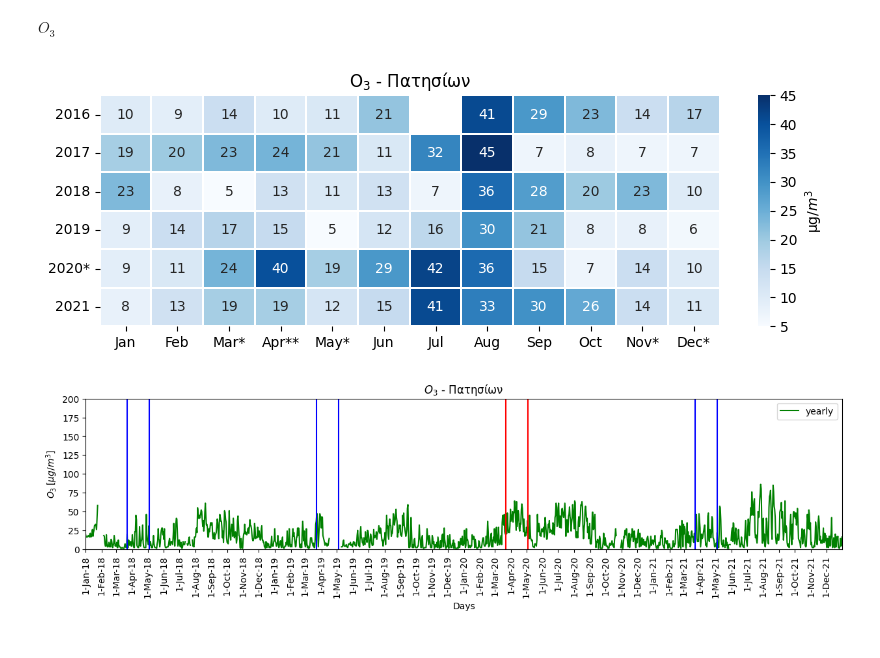
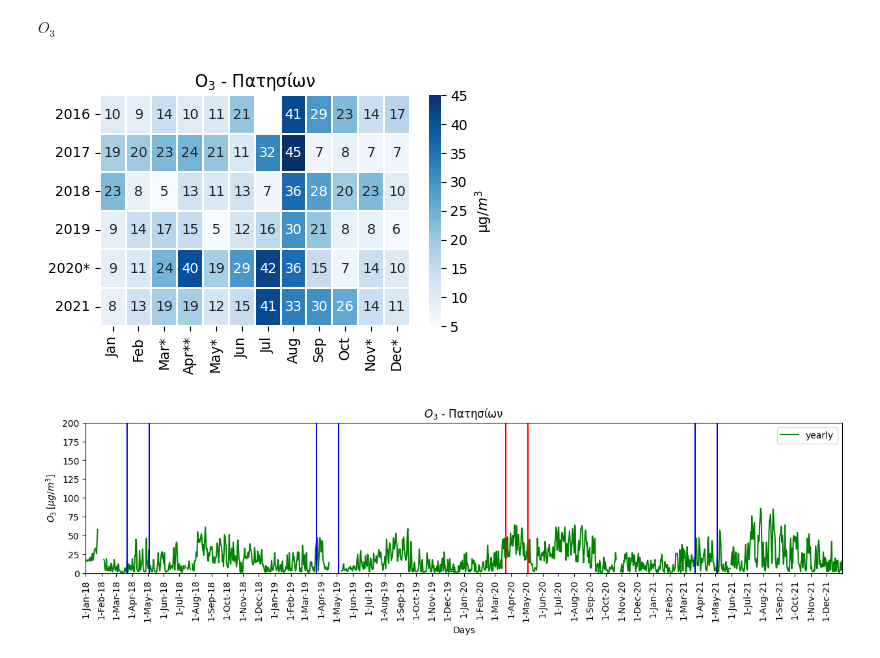
Before and after one commit to costpetrides/Air-pollution-COVID-19-impact, a Jupyter notebook: Yearly/PAT.ipynb, the cells around one changed output. Cells and saved outputs as stored; diff of their text form; code cells hidden in the pictures.

```diff
--- a/Yearly/PAT.ipynb
+++ b/Yearly/PAT.ipynb
@@ -191,33 +188,33 @@ plt.show()
 # %%
 import numpy as np
 import seaborn as sn
 import matplotlib.pyplot as plt
 import pandas as pd
 
 
 array = [[ 10,  9, 14, 10, 11, 21, None, 41, 29, 23, 14, 17],
          [ 19, 20, 23, 24, 21, 11, 32, 45, 7, 8, 7, 7],
          [ 23, 8, 5, 13, 11, 13, 7, 36, 28, 20, 23, 10],    # G: years and S: months
          [ 9, 14, 17, 15, 5, 12, 16, 30, 21, 8, 8, 6],
          [ 9, 11, 24, 40, 19, 29, 42, 36, 15, 7, 14, 10],
          [ 8, 13,  19, 19, 12, 15, 41, 33, 30, 26, 14, 11]]
 
 month=['Jan', 'Feb', 'Mar*', 'Apr**', 'May*', 'Jun', 'Jul', 'Aug', 'Sep', 'Oct', 'Nov*', 'Dec*']
 year=['2016','2017','2018','2019','2020*','2021']
 
 df_cm = pd.DataFrame(array, index = year,
                      columns = month)
 
-plt.figure(figsize = (10,3))
+plt.figure(figsize = (5,3))
 
 
 plt.title('$Ο_{3}$ - Πατησίων')
 sn.heatmap(df_cm, annot=True, linewidth=0.01, cbar_kws={'label': 'μg/$m^{3}$'}, cmap='Blues',fmt='g')
 
 plt.savefig('heatmap.png')
 plt.savefig('heatmap.pdf')
 # %% [output]
-[figure, old version]
+[figure, new version]
 # %%
 plt.figure(figsize=(15,3))
 plt.title("$O_{3}$ - Aθηνάς")
```
Also changed, not shown: parts of 6 cells of this notebook.
